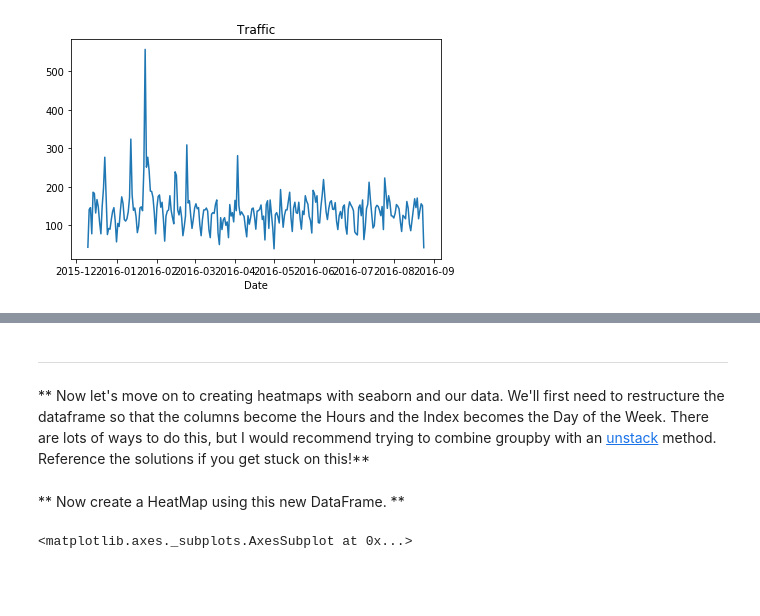
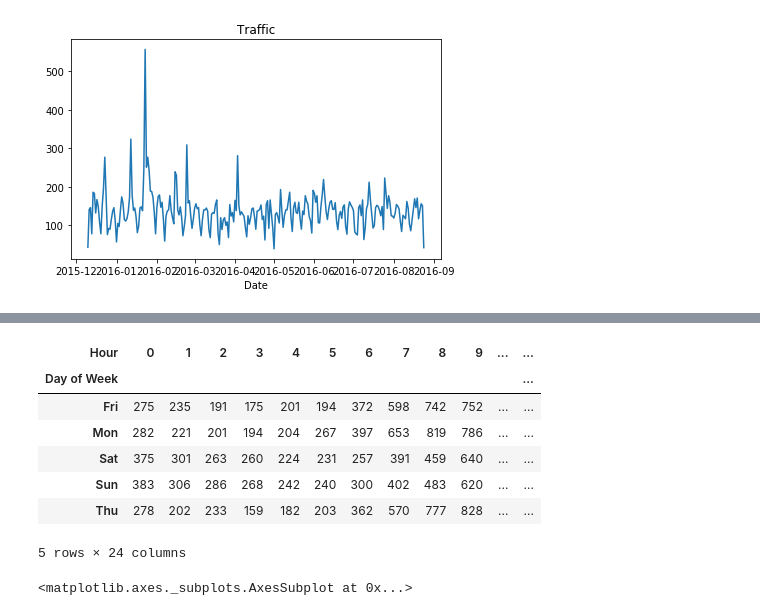
Before and after one commit to Saiyam-3/Data-Analysis-of-emergency-calls-made-to-911, a Jupyter notebook: 911 Calls Project.ipynb, the cells around one changed output, grey strips where cells are left out. Saved outputs shown, nothing was run; the diff lists cells and outputs as text; code cells hidden in the pictures; blank space fills up the shorter version.

```diff
--- a/911 Calls Project.ipynb
+++ b/911 Calls Project.ipynb
@@ -291,10 +212,15 @@ plt.tight_layout()
-# %% [markdown]
-____
-** Now let's move on to creating  heatmaps with seaborn and our data. We'll first need to restructure the dataframe so that the columns become the Hours and the Index becomes the Day of the Week. There are lots of ways to do this, but I would recommend trying to combine groupby with an [unstack](http://pandas.pydata.org/pandas-docs/stable/generated/pandas.DataFrame.unstack.html) method. Reference the solutions if you get stuck on this!**
 # %%
-dayHour=df.groupby(by=['dayofweek','Hour']).count()['Reason'].unstack()
+dayHour=df.groupby(by=['Day of Week','Hour']).count()['Reason'].unstack()
+dayHour.head()
+# %% [output]
+| Hour | 0 | 1 | 2 | 3 | 4 | 5 | 6 | 7 | 8 | 9 | ... | ... |
+| Day of Week |  |  |  |  |  |  |  |  |  |  |  | ... |
+| Fri | 275 | 235 | 191 | 175 | 201 | 194 | 372 | 598 | 742 | 752 | ... | ... |
+| Mon | 282 | 221 | 201 | 194 | 204 | 267 | 397 | 653 | 819 | 786 | ... | ... |
+| Sat | 375 | 301 | 263 | 260 | 224 | 231 | 257 | 391 | 459 | 640 | ... | ... |
+| Sun | 383 | 306 | 286 | 268 | 242 | 240 | 300 | 402 | 483 | 620 | ... | ... |
+| Thu | 278 | 202 | 233 | 159 | 182 | 203 | 362 | 570 | 777 | 828 | ... | ... |
+5 rows × 24 columns
-# %% [markdown]
-** Now create a HeatMap using this new DataFrame. **
 # %%
 plt.figure(figsize=(12,6))
 sns.heatmap(dayHour,cmap='viridis')
```
Also changed, not shown: parts of 34 cells of this notebook.
